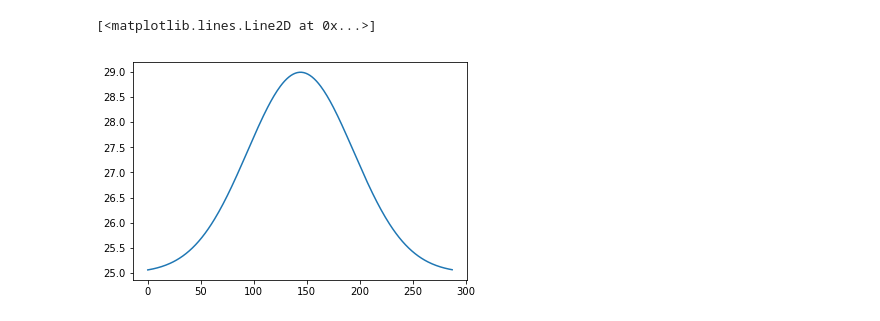
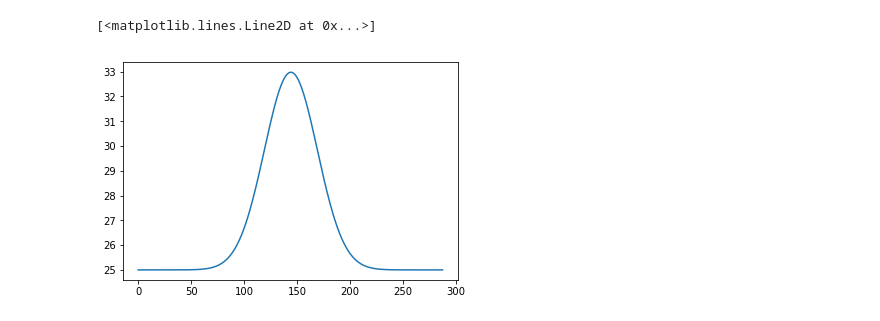
Before and after one commit to FlorianPydde/training-rf-bonsai, a Jupyter notebook: capstone/house-energy/assessments/01-holdout-test.ipynb, the cells around one changed output. Saved outputs shown, nothing was run; the diff lists cells and outputs as text; code cells hidden in the pictures.

```diff
--- a/capstone/house-energy/assessments/01-holdout-test.ipynb
+++ b/capstone/house-energy/assessments/01-holdout-test.ipynb
@@ -14,9 +18,9 @@ from sim.house_simulator import House
 # %%
-custom_t_out = norm.pdf(np.arange(0, 288, 1),144,50)*500+25
+custom_t_out = norm.pdf(np.arange(0, 288, 1),144,25)*500+25
 plt.plot(custom_t_out)
 # %% [output]
 [<matplotlib.lines.Line2D at 0x...>]
-[figure, old version]
+[figure, new version]
 # %%
 import requests
 import json
```
Also changed, not shown: parts of 10 cells of this notebook.
